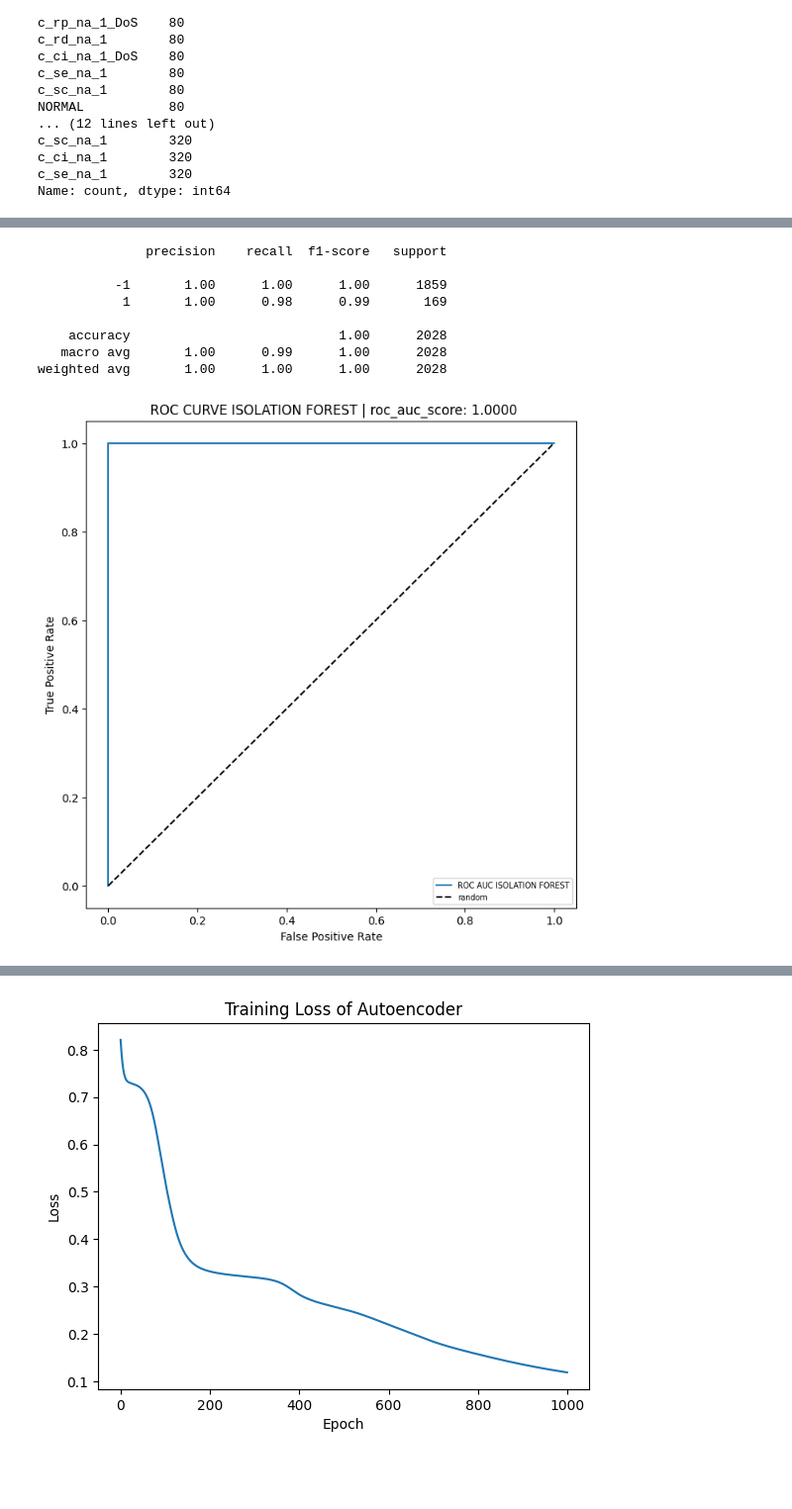
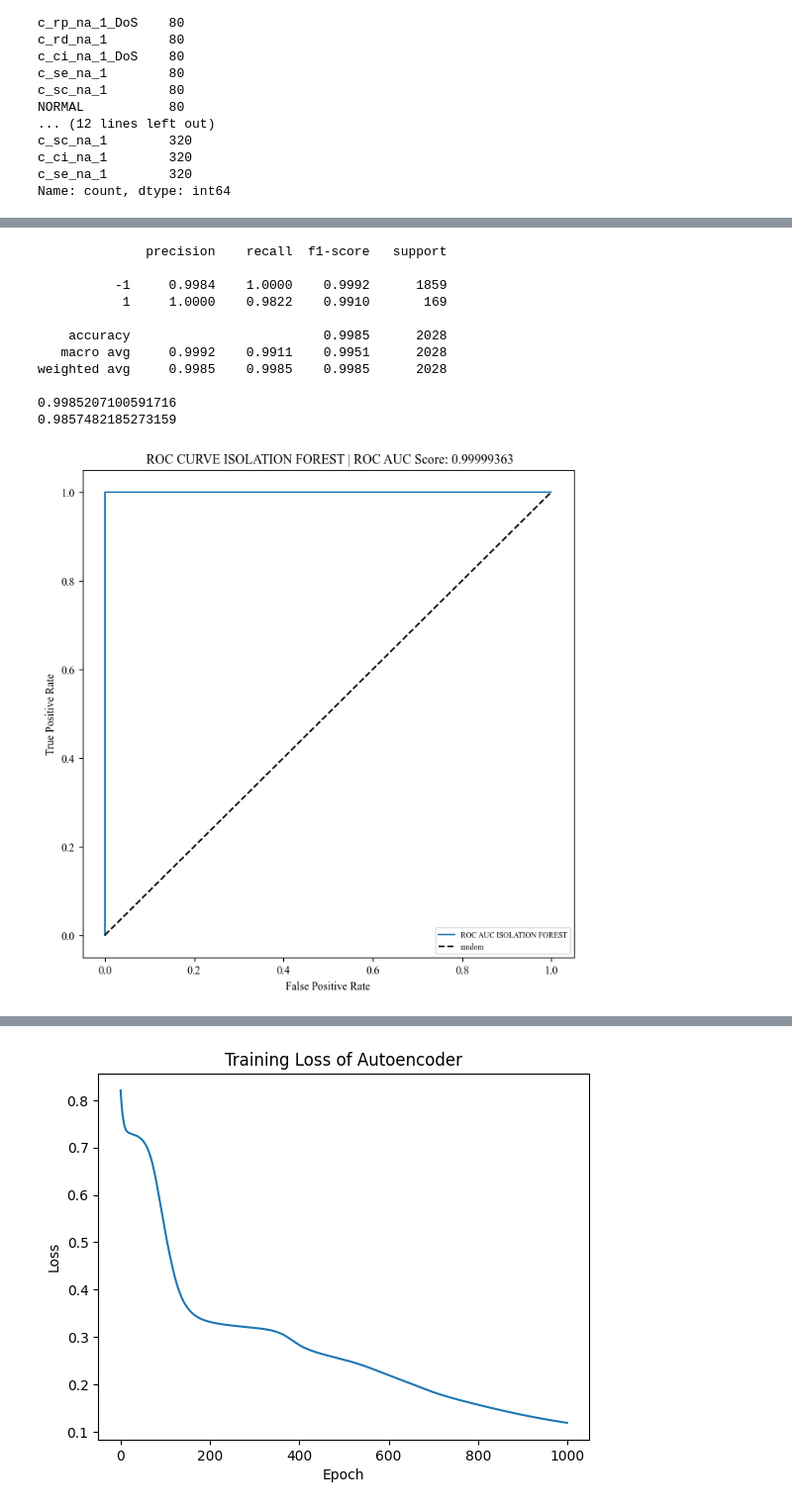
Before and after one commit to GeorgePelekas/AIGIS-IDS-SCADA-IEC104, a Jupyter notebook: AIGIS_Unsupervised.ipynb, the cells around one changed output, grey strips where cells are left out. Shown at 99% size. Drawn from its saved outputs; the diff is of its cells as text; code cells hidden in the pictures; blank space fills up the shorter version.

```diff
--- a/AIGIS_Unsupervised.ipynb
+++ b/AIGIS_Unsupervised.ipynb
@@ -12,7 +12,9 @@ from sklearn.model_selection import train_test_split
 from sklearn.metrics import fbeta_score
 from sklearn.metrics import roc_auc_score
 from sklearn.metrics import roc_curve
-import time
+import matplotlib as mpl
+mpl.rcParams['font.family'] = 'serif'
+mpl.rcParams['font.serif'] = ['Times New Roman']
 # %%
 trainDf=pd.read_csv('iec104_custom_script_train_final.csv')
 testDf=pd.read_csv('iec104_custom_script_test_final.csv')
@@ -145,30 +149,34 @@ weighted avg       1.00      1.00      1.00      4480
 # %%
 final_ilf = IsolationForest(contamination=0.033, n_estimators=100, random_state=63)
 final_ilf.fit(X_train)
 final_ilf_pred=final_ilf.predict(X_test)
-print(classification_report(y_test,final_ilf_pred))
-
+print(classification_report(y_test,final_ilf_pred,digits=4))
+print(accuracy_score(y_test,final_ilf_pred))
+print(fbeta_score(y_test,final_ilf_pred,beta=2))
 ilf_score=final_ilf.score_samples(X_test)
 fpr,tpr,_=roc_curve(y_test_bin,-ilf_score)
 ilf_auc=roc_auc_score(y_test,ilf_score)
 plt.figure(figsize=(8,8))
 plt.plot(fpr,tpr,label='ROC AUC ISOLATION FOREST')
 plt.plot([0,1],[0,1],'k--',label='random')
 plt.xlabel('False Positive Rate')
 plt.ylabel('True Positive Rate')
 plt.legend(loc='lower right',fontsize=7)
-plt.title(f' ROC CURVE ISOLATION FOREST | roc_auc_score: {ilf_auc:.4f}')
+plt.title(f' ROC CURVE ISOLATION FOREST | ROC AUC Score: {ilf_auc:.8f}')
 plt.show()
 # %% [output]
               precision    recall  f1-score   support
 
-          -1       1.00      1.00      1.00      1859
-           1       1.00      0.98      0.99       169
+          -1     0.9984    1.0000    0.9992      1859
+           1     1.0000    0.9822    0.9910       169
 
-    accuracy                           1.00      2028
-   macro avg       1.00      0.99      1.00      2028
-weighted avg       1.00      1.00      1.00      2028
+    accuracy                         0.9985      2028
+   macro avg     0.9992    0.9911    0.9951      2028
+weighted avg     0.9985    0.9985    0.9985      2028
+
+0.9985207100591716
+0.9857482185273159
-[figure, old version]
+[figure, new version]
 # %%
 from sklearn.metrics import precision_recall_curve,average_precision_score
 ilf_score=final_ilf.score_samples(X_test)
```
Also changed, not shown: parts of 10 cells of this notebook, 1 other file.
